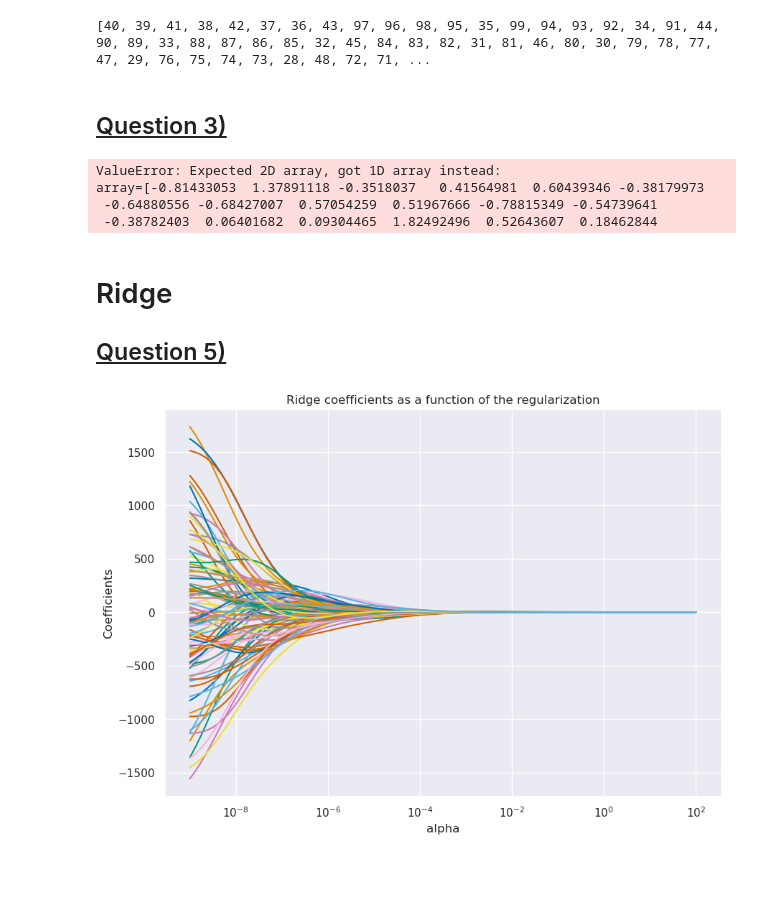
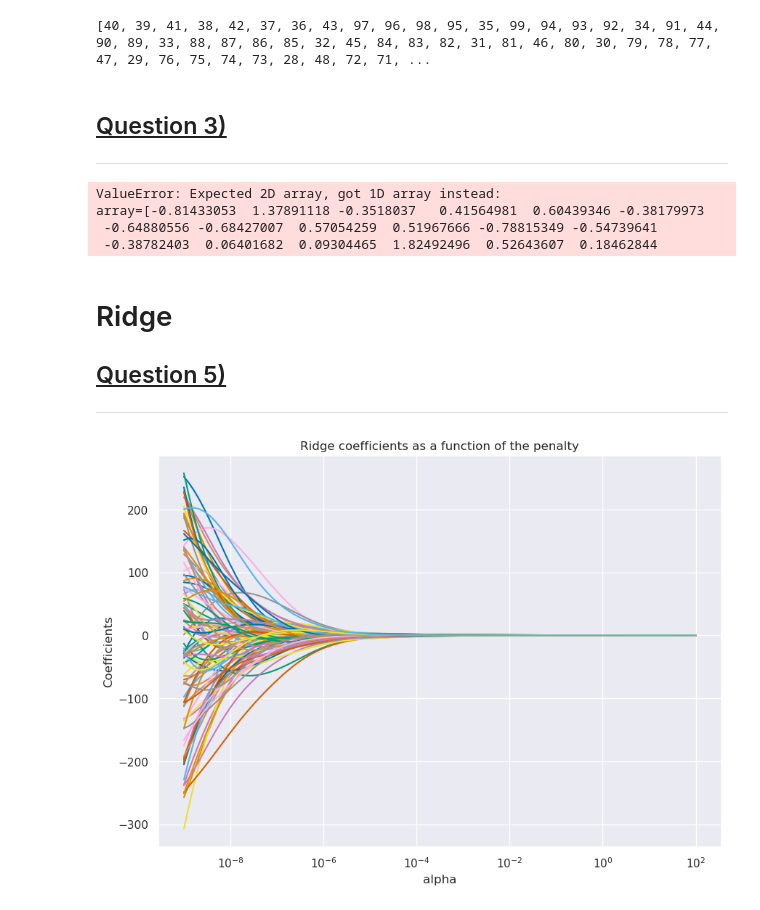
Before and after one commit to Dardare-Clement/SD-TSIA204, a Jupyter notebook: TP2/SD-TSIA204_lab2_dardare_clement.ipynb, the cells around one changed output. Saved outputs shown, nothing was run; the diff lists cells and outputs as text; code cells hidden in the pictures; blank space fills up the shorter version.

```diff
--- a/TP2/SD-TSIA204_lab2_dardare_clement.ipynb
+++ b/TP2/SD-TSIA204_lab2_dardare_clement.ipynb
@@ -209,6 +198,7 @@ print(order)
 [40, 39, 41, 38, 42, 37, 36, 43, 97, 96, 98, 95, 35, 99, 94, 93, 92, 34, 91, 44, 90, 89, 33, 88, 87, 86, 85, 32, 45, 84, 83, 82, 31, 81, 46, 80, 30, 79, 78, 77, 47, 29, 76, 75, 74, 73, 28, 48, 72, 71, ...
 # %% [markdown]
 ## <u>Question 3)</u>
+---
 # %%
 Selected_S = []
 i=0
@@ -237,33 +227,33 @@ array=[-0.81433053  1.37891118 -0.3518037   0.41564981  0.60439346 -0.38179973
 # Ridge
 
 ## <u>Question 5)</u>
+---
 # %%
 def ridge (X, Y, alpha):
     n, p = X.shape
-    #X = np.hstack((np.ones(X.shape), X))
 
     # We compute the minimizer of the ridge estimator
     A=np.identity(p)
 
-    Theta_Rdg = np.linalg.inv(X.T @ X + alpha * A) @ X.T @ Y
+    Theta_Rdg = np.linalg.inv(X.T @ X + n * alpha * A) @ X.T @ Y
 
     return (Theta_Rdg)
 # %%
 alpha_values = np.logspace(-9, 2, num=100, base=10)
 
 thetas = []
 for alpha in alpha_values:
     thetas.append(ridge(X_train, Y_train, alpha))
 thetas = np.array(thetas)
 
 # Plot the coefficients against log(alpha)
 fig, ax = plt.subplots(figsize=(10, 7))
 ax.plot(alpha_values, thetas)
 ax.set_xscale('log')
 ax.set_xlabel('alpha')
 ax.set_ylabel('Coefficients')
-ax.set_title('Ridge coefficients as a function of the regularization')
+ax.set_title('Ridge coefficients as a function of the penalty')
 plt.show()
 # %% [output]
-[figure, old version]
+[figure, new version]
 # %%
```
Also changed, not shown: parts of 11 cells of this notebook.
